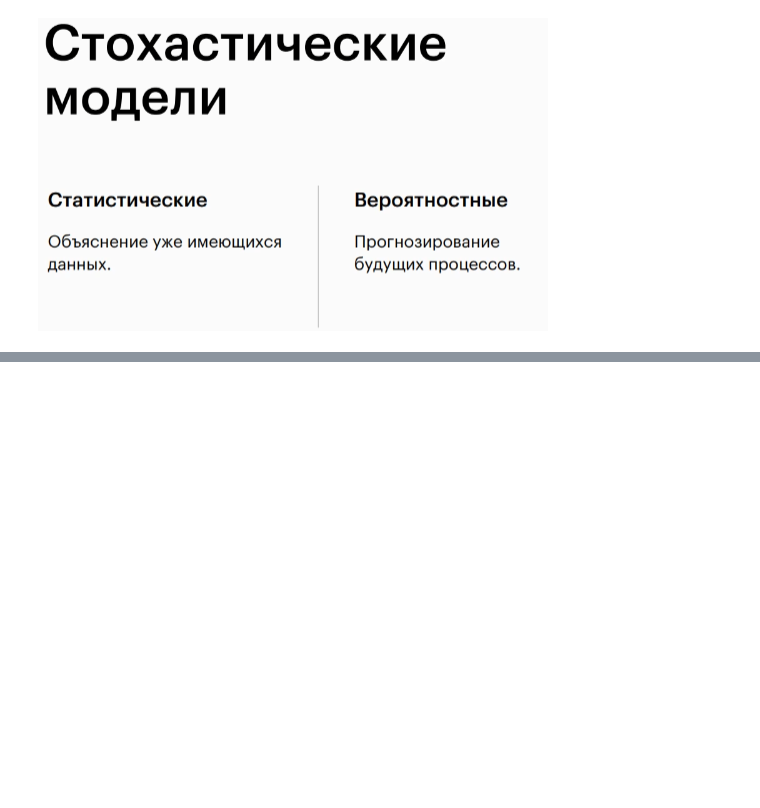
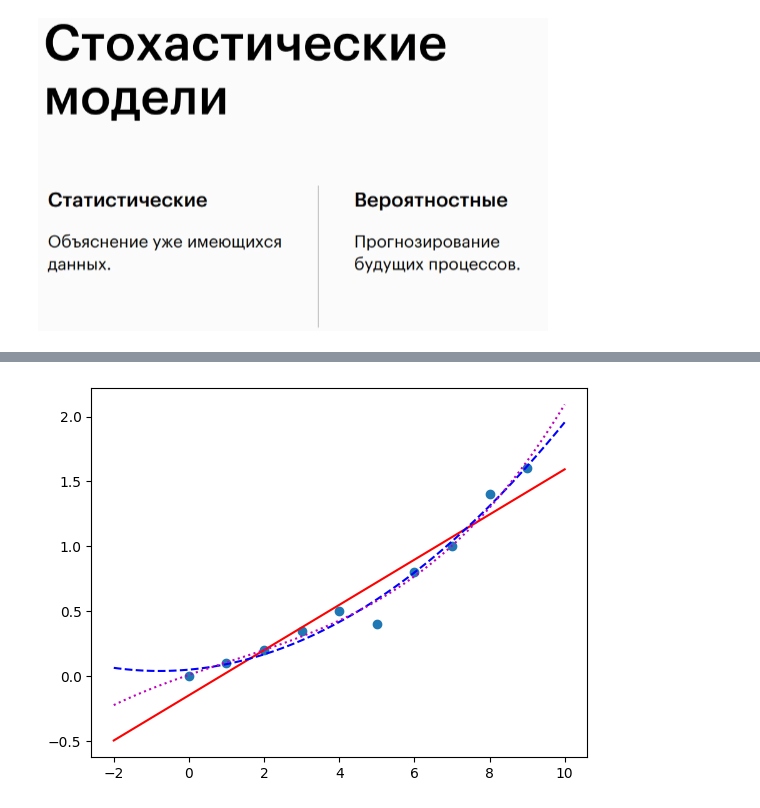
Before and after one commit to niosandd/data-scientist-from-zero-to-pro, a Jupyter notebook: Основы статистики и теории вероятностей для Data Science/1. Введение в теорию вероятностей/1.3 Вероятностные и детерминированные модели.ipynb, the cells around one changed output, grey strips where cells are left out. Drawn from its saved outputs; the diff is of its cells as text; code cells hidden in the pictures; blank space fills up the shorter version.

```diff
--- a/Основы статистики и теории вероятностей для Data Science/1. Введение в теорию вероятностей/1.3 Вероятностные и детерминированные модели.ipynb
+++ b/Основы статистики и теории вероятностей для Data Science/1. Введение в теорию вероятностей/1.3 Вероятностные и детерминированные модели.ipynb
@@ -14,0 +58,5 @@
+# %%
+y = [0,0.1,0.2,0.35,0.5,0.4,0.8,1,1.4,1.6]
+make_graph(y)
+# %% [output]
+[figure, added]
```
Also changed, not shown: parts of 8 cells of this notebook.
